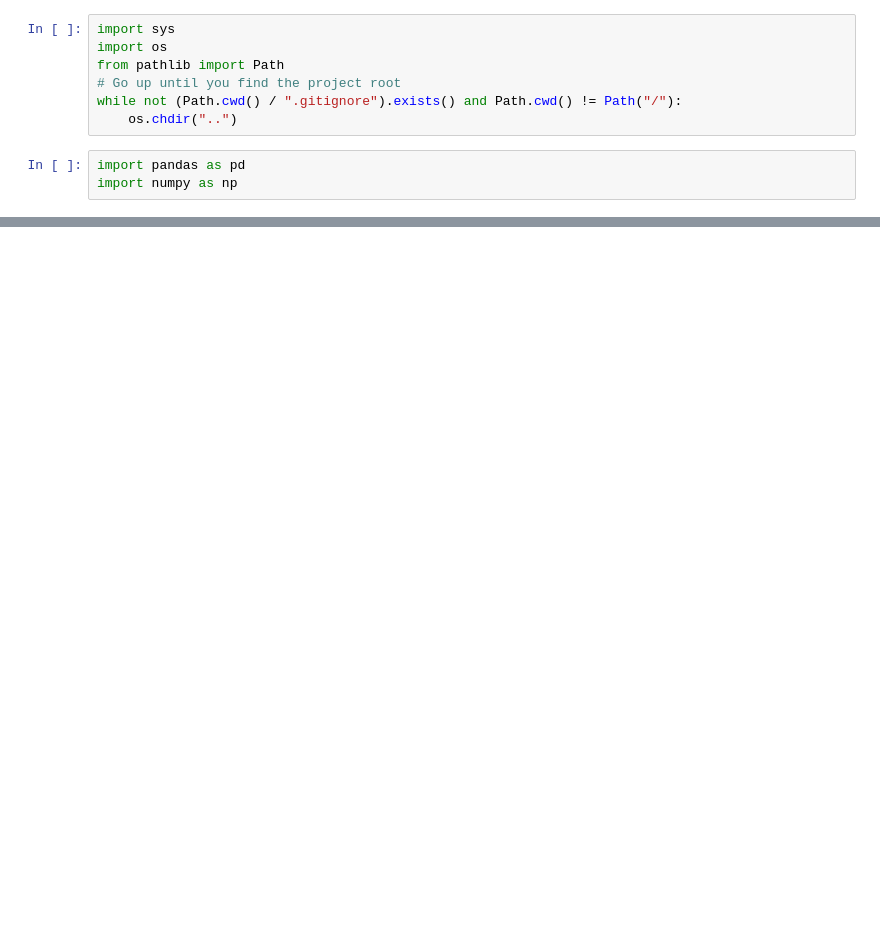
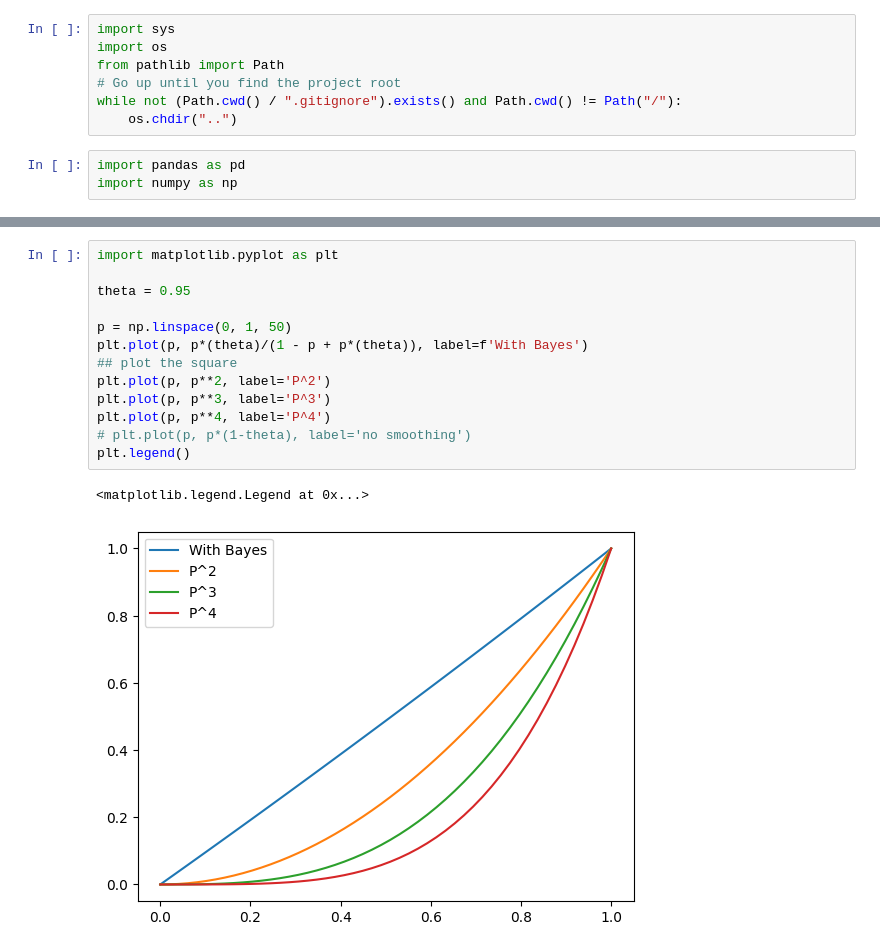
Before and after one commit to pabloubilla/data-integration-sdm, a Jupyter notebook: notebooks/02_dataintegration_results.ipynb, the cells around one changed output, grey strips where cells are left out. Cells and saved outputs as stored; diff of their text form; blank space fills up the shorter version.

```diff
--- a/notebooks/02_dataintegration_results.ipynb
+++ b/notebooks/02_dataintegration_results.ipynb
@@ -50,0 +42,16 @@ dtype: float64
+# %%
+import matplotlib.pyplot as plt
+
+theta = 0.95
+
+p = np.linspace(0, 1, 50)
+plt.plot(p, p*(theta)/(1 - p + p*(theta)), label=f'With Bayes')
+## plot the square
+plt.plot(p, p**2, label='P^2')
+plt.plot(p, p**3, label='P^3')
+plt.plot(p, p**4, label='P^4')
+# plt.plot(p, p*(1-theta), label='no smoothing')
+plt.legend()
+# %% [output]
+<matplotlib.legend.Legend at 0x...>
+[figure, added]
```
Also changed, not shown: parts of 8 cells of this notebook, 4 other files.
